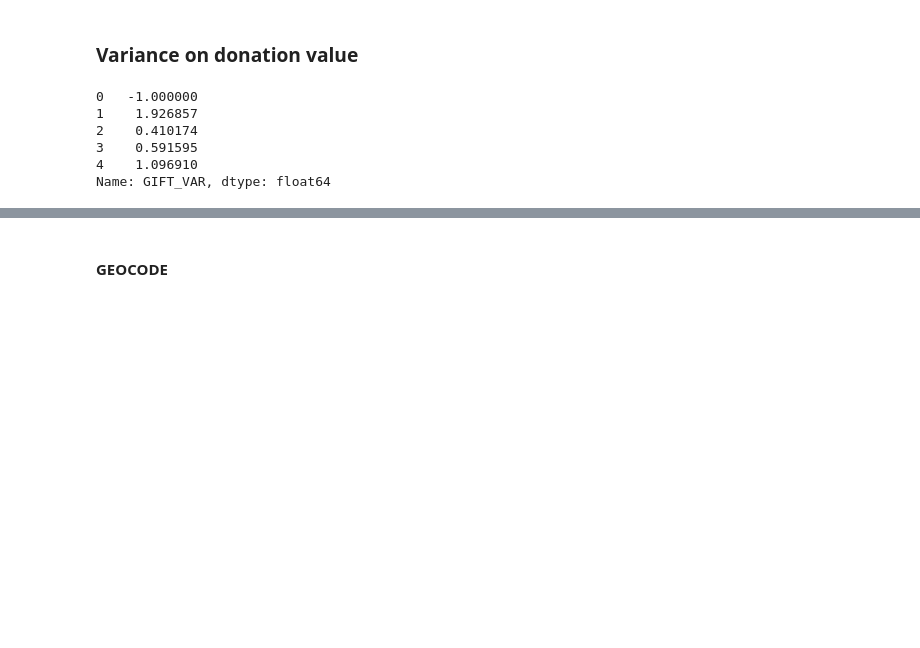
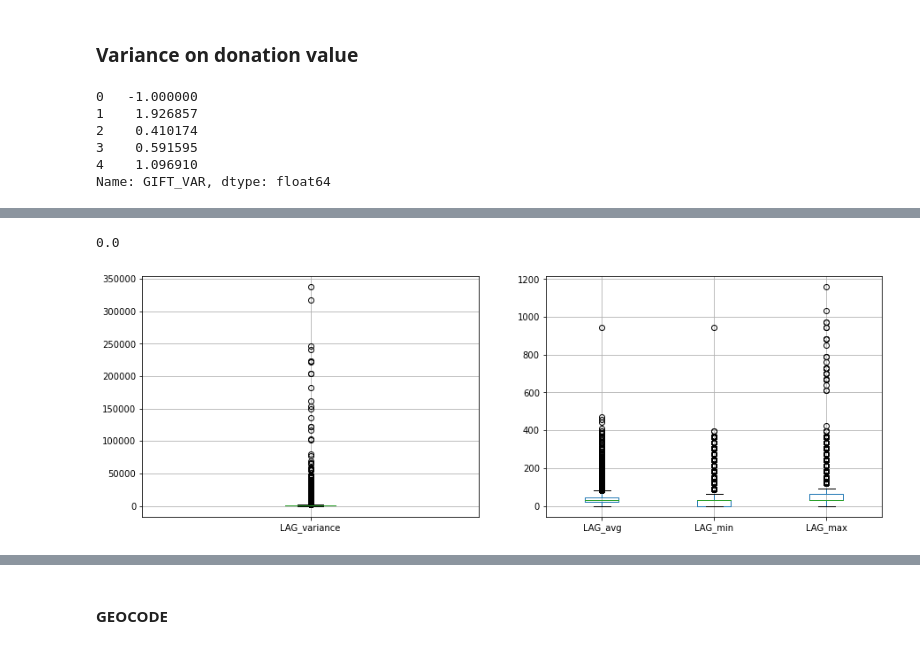
Before and after one commit to FilipeGCoelho/DM, a Jupyter notebook: Notebooks/1_Data_Preprocessing-Other.ipynb, the cells around one changed output, grey strips where cells are left out. Cells and saved outputs as stored; diff of their text form; code cells hidden in the pictures; blank space fills up the shorter version.

```diff
--- a/Notebooks/1_Data_Preprocessing-Other.ipynb
+++ b/Notebooks/1_Data_Preprocessing-Other.ipynb
@@ -299,0 +343,28 @@ Name: GIFT_VAR, dtype: float64
+# %%
+df_ = df.copy()
+lag_cols = ['LAG_%s' % i for i in range(3,25)]
+rdate_cols = ['RDATE_%s' % i for i in range(3,25)]
+adate_cols = ['ADATE_%s' % i for i in range(3,25)]
+
+# let's replace RDATEs that are before ADATEs with NaNs
+# Replace NaNs
+df_[rdate_cols] = df_[rdate_cols].fillna('1900-01-01')
+df_[adate_cols] = df_[adate_cols].fillna('1901-01-01') # NaN < NaN -> NaN
+
+# Turn errors back to NaNs
+for i in range(3,25):
+    df_['RDATE_%s' % i] = df_[['RDATE_%s' % i,'ADATE_%s' % i]] \
+                             .apply(lambda row: np.nan if row['RDATE_%s' % i] < row['ADATE_%s' % i]
+                                    else row['RDATE_%s' % i], axis=1)
+df_[adate_cols] = np.where(df_[adate_cols]=='1901-01-01', np.NaN, df_[adate_cols])
+
+# lags in days
+for i in range(3,25):
+    df_['LAG_%s' % i] = (pd.to_datetime(df_['RDATE_%s' % i]) -
+                         pd.to_datetime(df_['ADATE_%s' % i])) / np.timedelta64(1, 'D')
+
+df_['LAG_avg'] = df_[lag_cols].mean(axis=1)
+df_['LAG_variance'] = df_[lag_cols].var(axis=1)
+df_['LAG_min'] = df_[lag_cols].min(axis=1)
+df_['LAG_max'] = df_[lag_cols].max(axis=1)
+df_[['LAG_avg', 'LAG_variance', 'LAG_min', 'LAG_max']]
@@ -299,0 +385,13 @@ Name: GIFT_VAR, dtype: float64
+# %%
+df_['LAG_min'].min()
+# no more negatives
+# %% [output]
+0.0
+# %%
+# distribution of new features
+fig, axes = plt.subplots(1, 2, figsize=(15, 5))
+df_[['LAG_variance']].boxplot(ax=axes[0])
+df_[['LAG_avg','LAG_min','LAG_max']].boxplot()
+plt.show()
+# %% [output]
+[figure, added]
```
Also changed, not shown: parts of 65 cells of this notebook.
